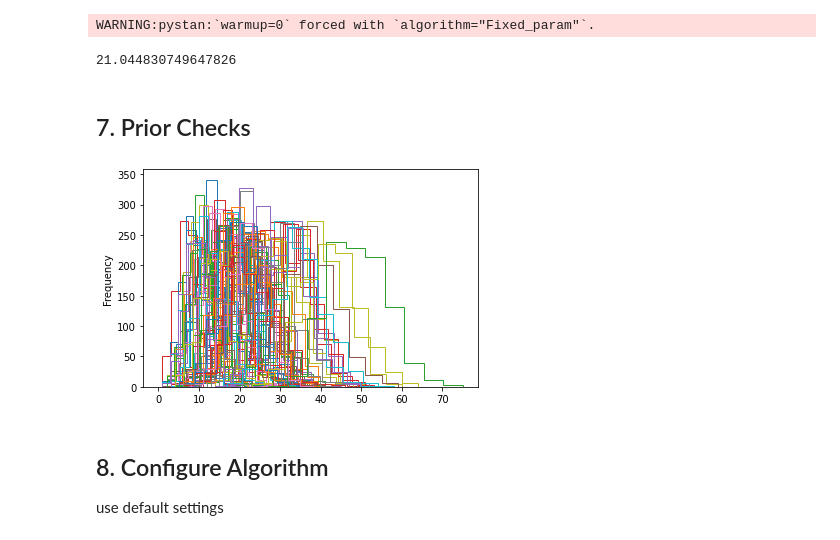
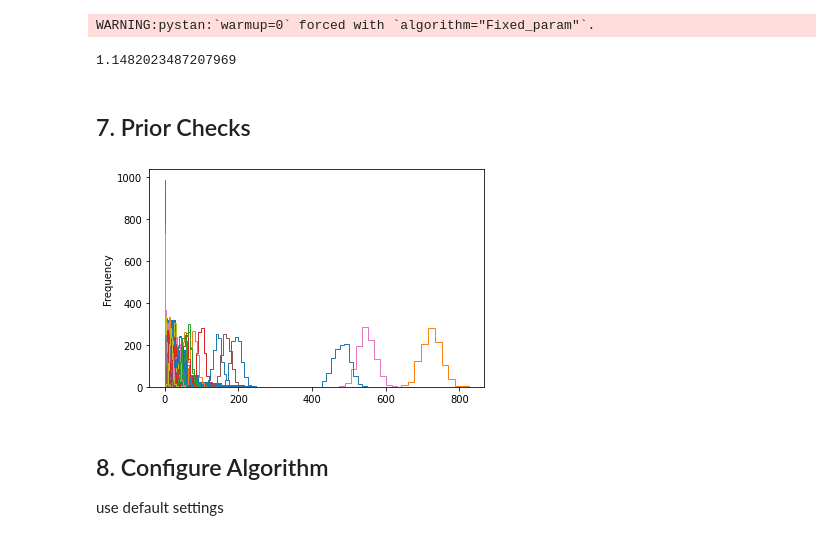
Before and after one commit to hyunjimoon/defense-reliability, a Jupyter notebook: poisson/workflow.ipynb, the cells around one changed output. Drawn from its saved outputs; the diff is of its cells as text; code cells hidden in the pictures.

```diff
--- a/poisson/workflow.ipynb
+++ b/poisson/workflow.ipynb
@@ -66,3 +94,20 @@ Index(['s1', 's2', 's3', 's5', 's8', 's9', 's11', 's12', 's13', 's15', 's17',
        's83', 's84', 's85', 's86', 's87', 's89', 's90', 's91', 's93', 's97',
        's99'],
       dtype='object')
+# %%
+relative_displacement_df = relative_displacement_df[y_data_raw.columns.tolist()]
+engine_type_df = engine_type_df[y_data_raw.columns.tolist()]
+ship_complexity_df = ship_complexity_df[y_data_raw.columns.tolist()]
+ship_number_df = ship_number_df[y_data_raw.columns.tolist()]
+age_df = pd.DataFrame(columns=y_data_raw.columns.tolist())
+for x in range(31):
+    age_df.loc[x] = np.tile((x)/30, age_df.shape[1])
+# %%
+y_data = y_data_raw.values[~np.isnan(y_data_raw.values)].astype(np.int32)
+ship_complexity_data = ship_complexity_df.values[~np.isnan(y_data_raw.values)]
+ship_age_data = age_df.values[~np.isnan(y_data_raw.values)]
+engine_data = engine_type_df.values[~np.isnan(y_data_raw.values)]
+relative_displacement_data = relative_displacement_df.values[[~np.isnan(y_data_raw.values)]] + 1
+engine_count_data = np.tile(2, y_data_raw.values[~np.isnan(y_data_raw.values)].shape[0])
+ship_number_data = ship_number_df.values[~np.isnan(y_data_raw.values)]
+y_data.shape, ship_complexity_data.shape, ship_age_data.shape, engine_data.shape, relative_displacement_data.shape, engine_count_data.shape, ship_number_data.shape
@@ -172,8 +239,8 @@ INFO:pystan:COMPILING THE C++ CODE FOR MODEL anon_model_3fc05e964b5285f18a803787
 R = 1000
 N = 1000
 simu_age = 0.9
-simu_relative_displacement = 13
-simu_complexity = 1.2
+simu_relative_displacement = 2
+simu_complexity = 1.3
 simu_engine_count = 2
 simu_data = {
     "N" : N,
@@ -191,15 +258,16 @@ simu_ys = simu_ensemble_fit.extract(pars=["y"])["y"]
 # %%
 np.mean(simu_lambdas[~np.isnan(simu_lambdas)])
 # %% [output]
-21.044830749647826
+1.1482023487207969
 # %% [markdown]
 ## 7. Prior Checks
 # %%
 ax = plt.gca()
+pd.Series(y_data).plot.hist(ax=ax)
 for x in range(100):
     pd.Series(simu_ys[x]).plot.hist(ax=ax, histtype="step")
 # %% [output]
-[figure, old version]
+[figure, new version]
 # %% [markdown]
 ## 8. Configure Algorithm
 
```
Also changed, not shown: parts of 55 cells of this notebook, 4 other files.
